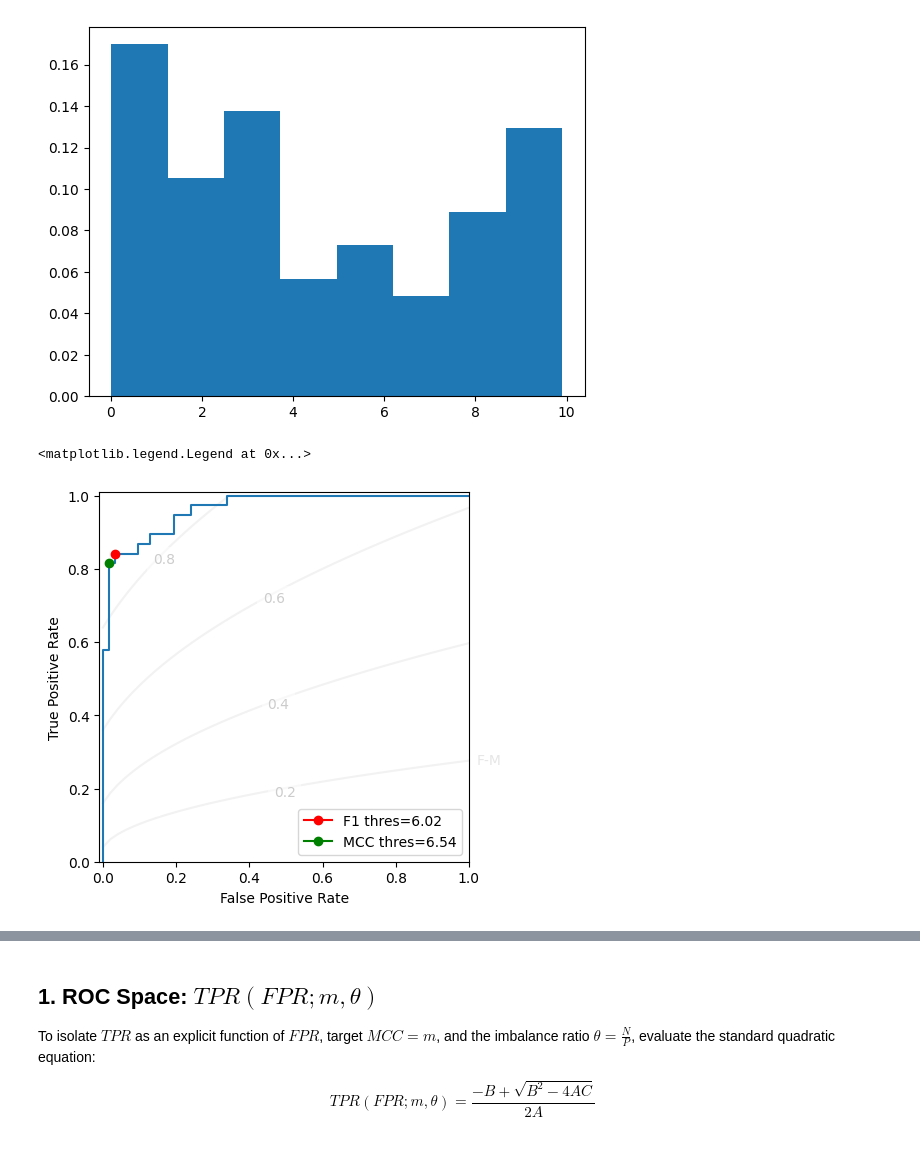
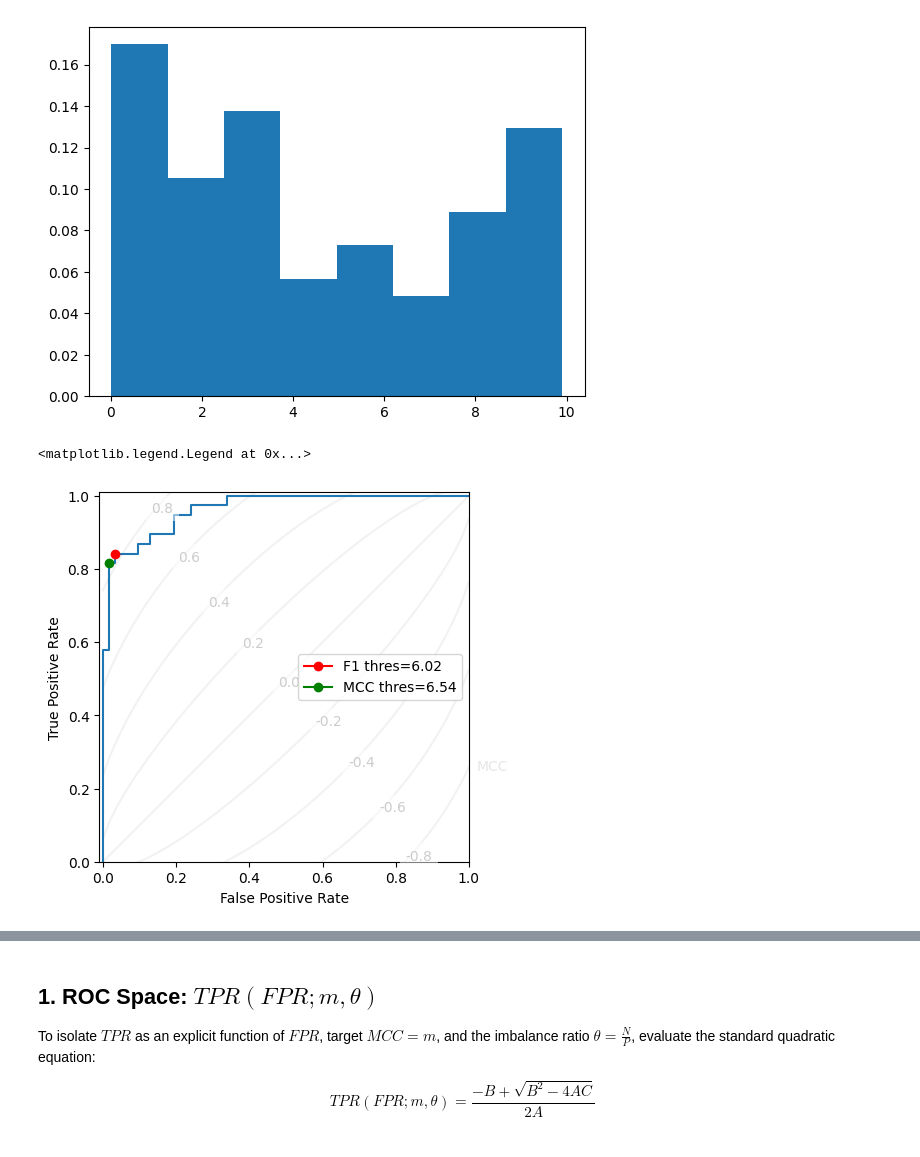
Before and after one commit to rtbs-dev/Contingency, a Jupyter notebook: examples/roc.ipynb, the cells around one changed output, grey strips where cells are left out. Saved outputs shown, nothing was run; the diff lists cells and outputs as text; code cells hidden in the pictures.

```diff
--- a/examples/roc.ipynb
+++ b/examples/roc.ipynb
@@ -32,14 +32,14 @@ plt.hist(y_prob, bins='auto', density=True);
 # %% [output]
 [figure]
 # %%
-cntyplt.ROC_contour(M.imbalance, 'fm')
+cntyplt.ROC_contour(M.imbalance, 'mcc')
 plt.plot(1-M.TNR, M.TPR)
 plt.plot(f1_opt.FPR, f1_opt.TPR, marker='o', label=f'F1 thres={f1_thres:.2f}', c='r')
 plt.plot(mcc_opt.FPR, mcc_opt.TPR, marker='o', label=f'MCC thres={mcc_thres:.2f}', c='g')
 
 plt.legend()
 # plt.gca().spines[['top', 'right']].set_visible(False)
 # %% [output]
 <matplotlib.legend.Legend at 0x...>
-[figure, old version]
+[figure, new version]
 # %%
```
Also changed, not shown: parts of 5 cells of this notebook, 1 other file.
